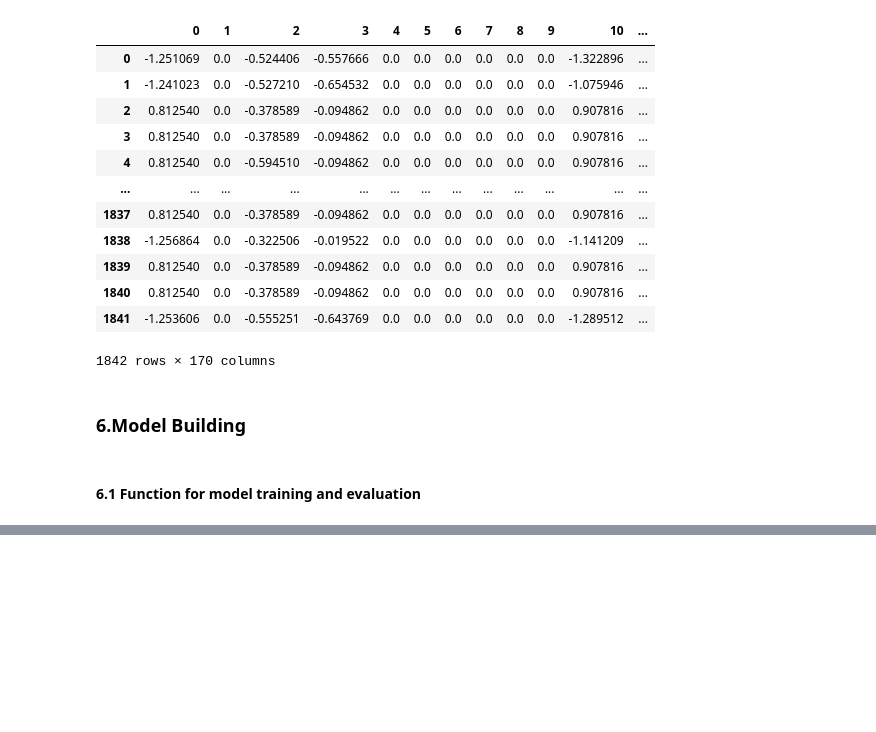
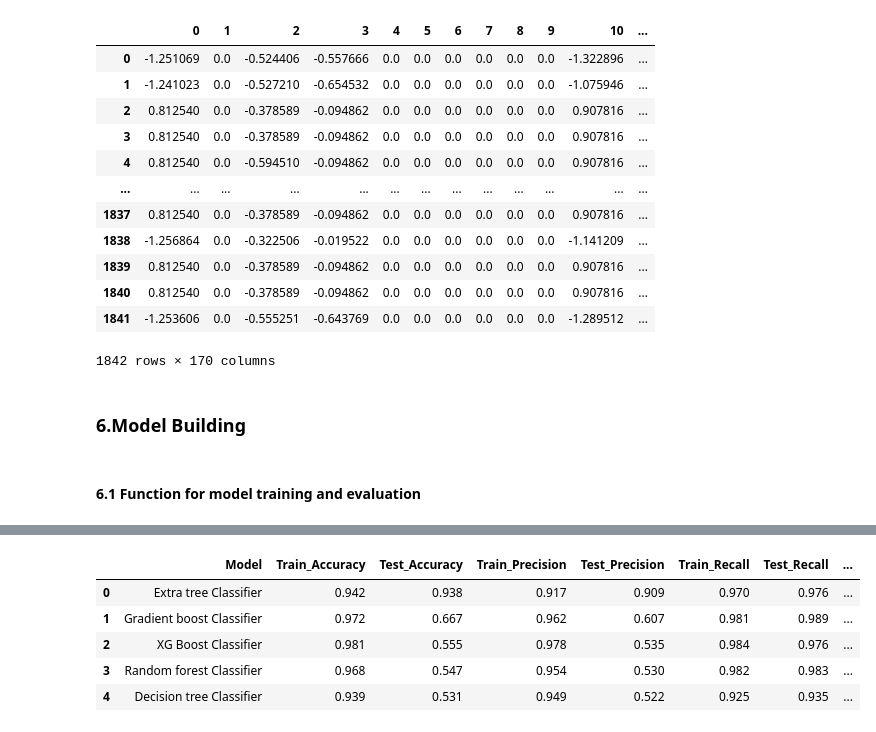
Before and after one commit to Preranapagar/ML_Projects, a Jupyter notebook: Project/Scania Truck Failure/scania_failure.ipynb, the cells around one changed output, grey strips where cells are left out. Cells and saved outputs as stored; diff of their text form; code cells hidden in the pictures; blank space fills up the shorter version.

```diff
--- a/Project/Scania Truck Failure/scania_failure.ipynb
+++ b/Project/Scania Truck Failure/scania_failure.ipynb
@@ -560,0 +726,18 @@ all_model
+# %%
+all_hype_model = pd.DataFrame(list(zip( model_list2,train_acc_score_list2,test_acc_score_list2,train_prec_score_list2,
+                                  test_prec_score_list2,train_recall_score_list2,test_recall_score_list2,
+                                  train_rocauc_score_list2,train_rocauc_score_list2)),
+                        columns = ['Model','Train_Accuracy','Test_Accuracy',
+                                   'Train_Precision','Test_Precision',
+                                  'Train_Recall','Test_Recall',
+                                   'Train_RocAuc','Test_RocAuc']).sort_values(by='Test_Accuracy',ascending=False).reset_index()
+
+all_hype_model.drop('index', axis=1, inplace=True)
+all_hype_model
+# %% [output]
+|  | Model | Train_Accuracy | Test_Accuracy | Train_Precision | Test_Precision | Train_Recall | Test_Recall | ... |
+| 0 | Extra tree Classifier | 0.942 | 0.938 | 0.917 | 0.909 | 0.970 | 0.976 | ... |
+| 1 | Gradient boost Classifier | 0.972 | 0.667 | 0.962 | 0.607 | 0.981 | 0.989 | ... |
+| 2 | XG Boost Classifier | 0.981 | 0.555 | 0.978 | 0.535 | 0.984 | 0.976 | ... |
+| 3 | Random forest Classifier | 0.968 | 0.547 | 0.954 | 0.530 | 0.982 | 0.983 | ... |
+| 4 | Decision tree Classifier | 0.939 | 0.531 | 0.949 | 0.522 | 0.925 | 0.935 | ... |
```
Also changed, not shown: parts of 21 cells of this notebook.
